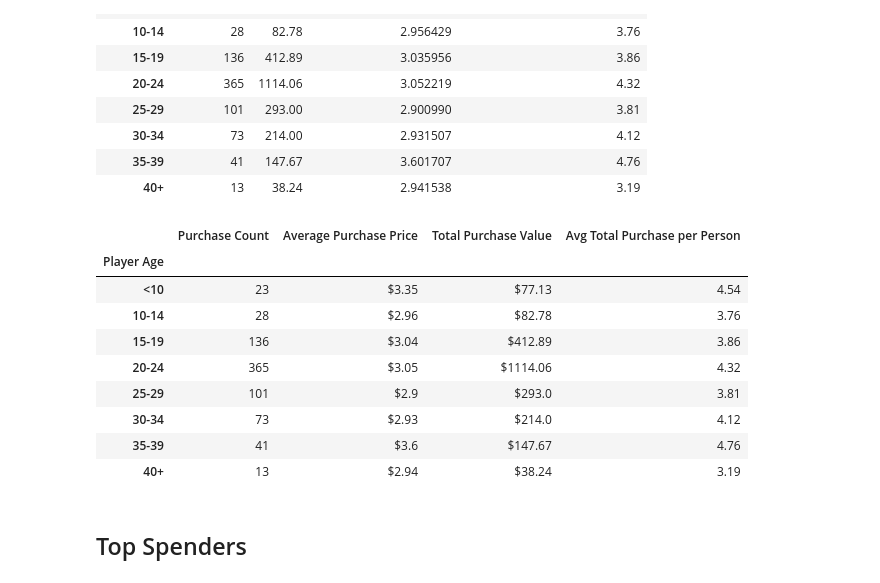
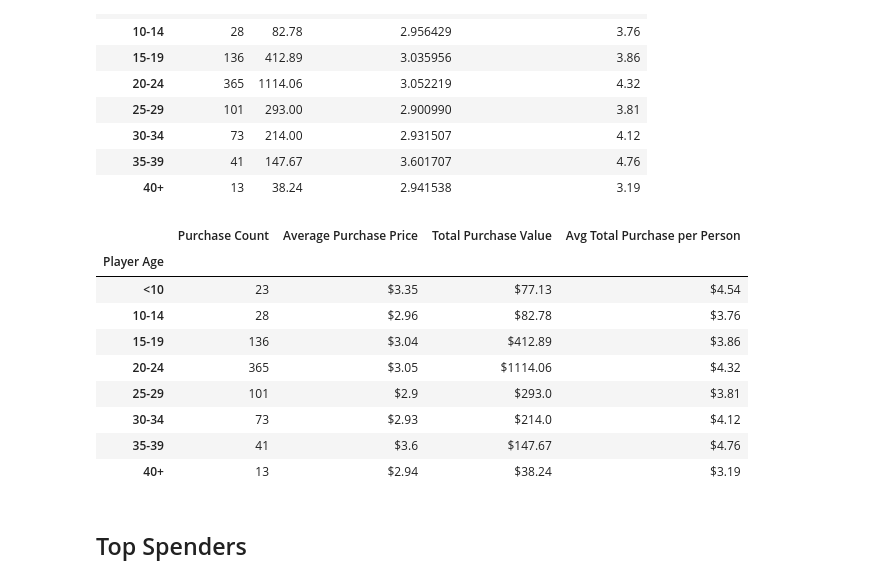
Before and after one commit to Gujaratigirl/Pandas_Challenge, a Jupyter notebook: HeroesOfPymoli/2 HeroesOfPymoli_starter.ipynb, the cells around one changed output. Cells and saved outputs as stored; diff of their text form; code cells hidden in the pictures.

```diff
--- a/HeroesOfPymoli/2 HeroesOfPymoli_starter.ipynb
+++ b/HeroesOfPymoli/2 HeroesOfPymoli_starter.ipynb
@@ -25,6 +25,12 @@ purchase_data_df
 | 778 | 778 | Sisur91 | 7 | Male | 92 | Final Critic | 4.19 |
 | 779 | 779 | Ennrian78 | 24 | Male | 50 | Dawn | 4.60 |
 780 rows × 7 columns
+# %%
+#Command to help with formatting when I need it - putting it at the top
+format_currency = lambda x: "${:,.2f}".format(x)
+
+#Example of how to put it to work
+#most_pop2_sort_df["Price"].apply(format_currency)
 # %% [markdown]
 ## Player Count
 # %% [markdown]
@@ -395,41 +402,43 @@ age_2_df
 # %%
 #sn_count_full_df
 
 #age_2_df["Average Purchase Price"] = age_1_df["Price"]
 #age_1_df["Purchase Count"] = age_2_df["Total Count"]
         #can't get this to calculate the average
 
 
 age_2_df= age_2_df[["Total Count", "Average Purchase Price","Price","Avg Total Purchase per Person"]]
 age_2_df.rename (columns = {"Total Count":"Purchase Count"}, inplace= True)
 
 age_2_df["Average Purchase Price"] = round(age_2_df["Average Purchase Price"],2)
 age_2_df["Average Purchase Price"] = "$" + age_2_df["Average Purchase Price"].astype(str)
+age_2_df["Avg Total Purchase per Person"] = "$" + age_2_df["Avg Total Purchase per Person"].astype(str)
 age_2_df["Price"] = round(age_2_df["Price"],2)
+age_2_df["Price"].apply(format_currency)
 #age_2_df["Price"] =("{:,.2f}".format(age_2_df["Price"]))
 age_2_df["Price"] = "$" + age_2_df["Price"].astype(str)
 #age_group_df["Percentage of Players"] =  age_group_df["Percentage of Players"].astype(str) + '%'
 age_2_df.rename(columns={"Price":"Total Purchase Value"}, inplace=True)
 
 #("{:,.2f}".format(female_avg))
 #rev_total = "{:,}".format(purchase_data_df["Price"].sum())
 
 #age_2_df["Count SN"] = age_group_df["Total Count"]
 #age_2_df["Total Count SN"] = age_group_df["Total Count"]
 #age_group_df
 
 age_2_df
 # %% [output]
 |  | Purchase Count | Average Purchase Price | Total Purchase Value | Avg Total Purchase per Person |
 | Player Age |  |  |  |  |
-| <10 | 23 | $3.35 | $77.13 | 4.54 |
-| 10-14 | 28 | $2.96 | $82.78 | 3.76 |
-| 15-19 | 136 | $3.04 | $412.89 | 3.86 |
-| 20-24 | 365 | $3.05 | $1114.06 | 4.32 |
-| 25-29 | 101 | $2.9 | $293.0 | 3.81 |
-| 30-34 | 73 | $2.93 | $214.0 | 4.12 |
-| 35-39 | 41 | $3.6 | $147.67 | 4.76 |
-| 40+ | 13 | $2.94 | $38.24 | 3.19 |
+| <10 | 23 | $3.35 | $77.13 | $4.54 |
+| 10-14 | 28 | $2.96 | $82.78 | $3.76 |
+| 15-19 | 136 | $3.04 | $412.89 | $3.86 |
+| 20-24 | 365 | $3.05 | $1114.06 | $4.32 |
+| 25-29 | 101 | $2.9 | $293.0 | $3.81 |
+| 30-34 | 73 | $2.93 | $214.0 | $4.12 |
+| 35-39 | 41 | $3.6 | $147.67 | $4.76 |
+| 40+ | 13 | $2.94 | $38.24 | $3.19 |
 # %% [markdown]
 ## Top Spenders
 # %% [markdown]
```
Also changed, not shown: parts of 4 cells of this notebook.
